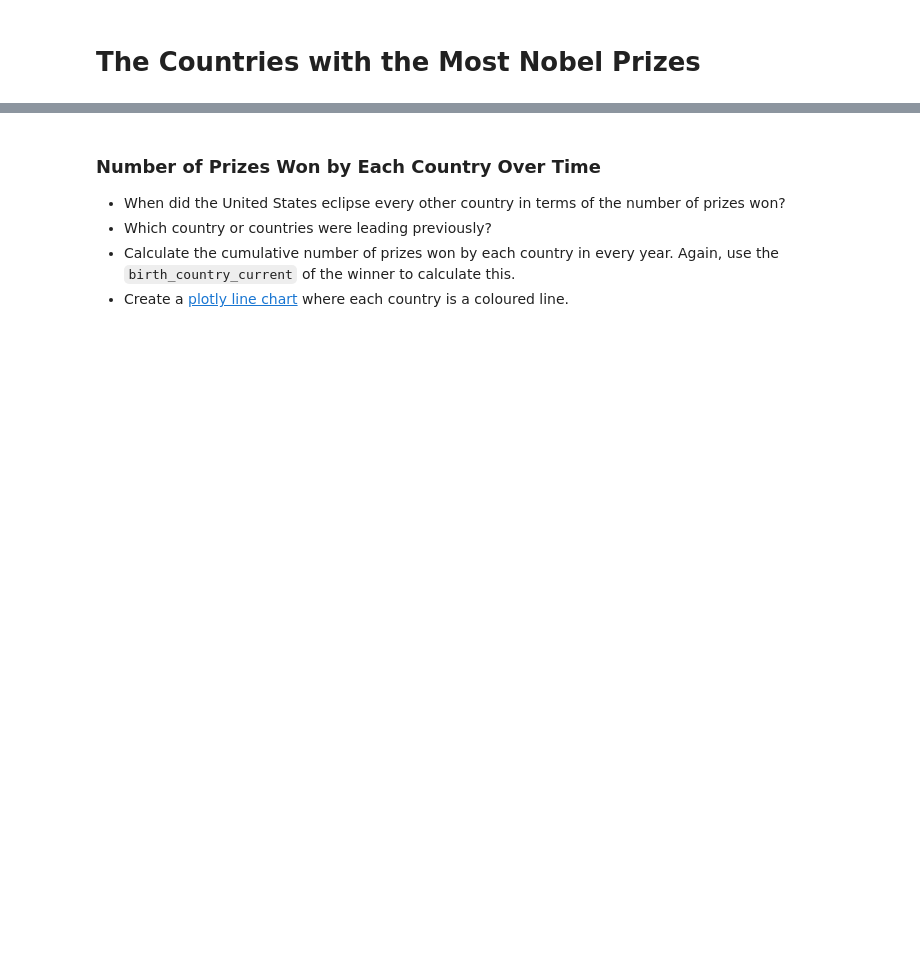
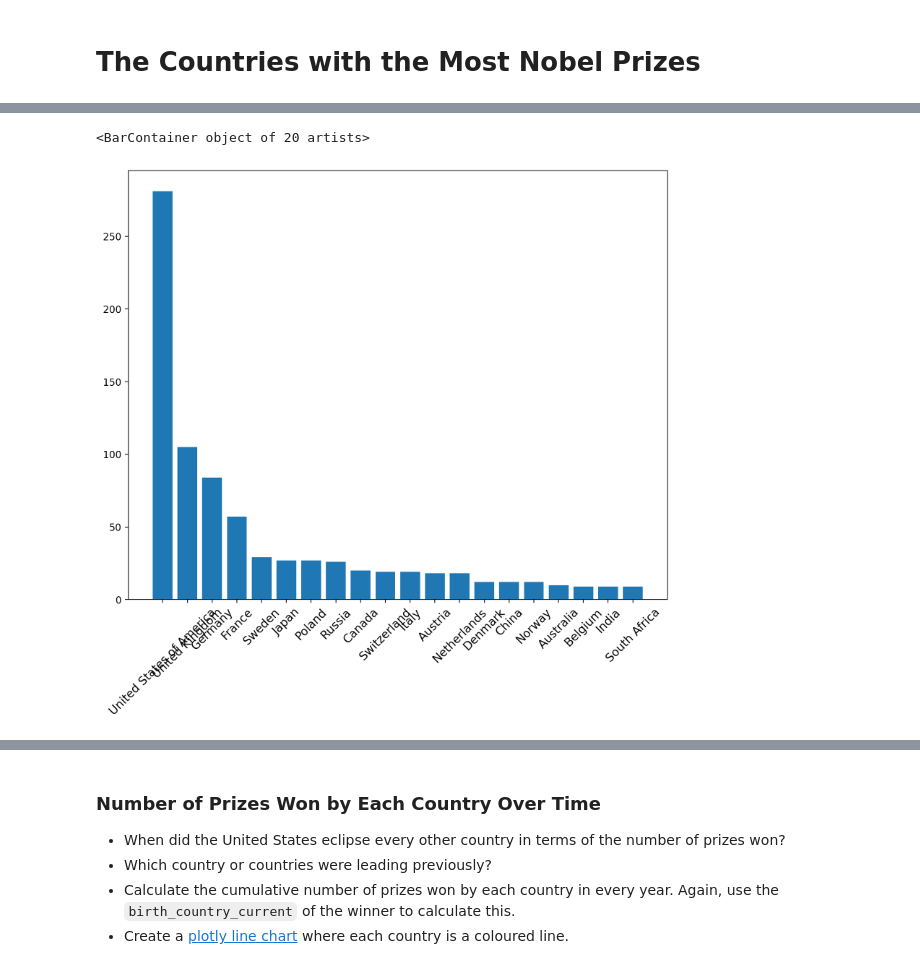
Before and after one commit to nico-Zero/Python, a Jupyter notebook: New_Shit__/Angela_Yu__/Day_79_Nobal_price_Analysis/Nobel_Prize_Analysis_(start).ipynb, the cells around one changed output, grey strips where cells are left out. Cells and saved outputs as stored; diff of their text form; code cells hidden in the pictures; blank space fills up the shorter version.

```diff
--- a/New_Shit__/Angela_Yu__/Day_79_Nobal_price_Analysis/Nobel_Prize_Analysis_(start).ipynb
+++ b/New_Shit__/Angela_Yu__/Day_79_Nobal_price_Analysis/Nobel_Prize_Analysis_(start).ipynb
@@ -422,6 +413,18 @@ Name: share_pct, Length: 962, dtype: float64
 <img src=https://i.imgur.com/agcJdRS.png width=750>
 
 -   What is the ranking for the top 20 countries in terms of the number of prizes?
+# %%
+s_data =df_data.groupby("birth_country_current").count().prize.sort_values(ascending=False).head(20)
+top_20_countries = pd.DataFrame({"Countries":s_data.index,"Prize":s_data.values})
+top_20_countries
+
+plt.figure(figsize=(10,8),dpi=200)
+plt.xticks(fontsize=12,rotation=45)
+
+plt.bar(x=top_20_countries.Countries,height=top_20_countries.Prize)
+# %% [output]
+<BarContainer object of 20 artists>
+[figure, added]
 # %% [markdown]
 # Use a Choropleth Map to Show the Number of Prizes Won by Country
 
```
Also changed, not shown: parts of 2 cells of this notebook.
